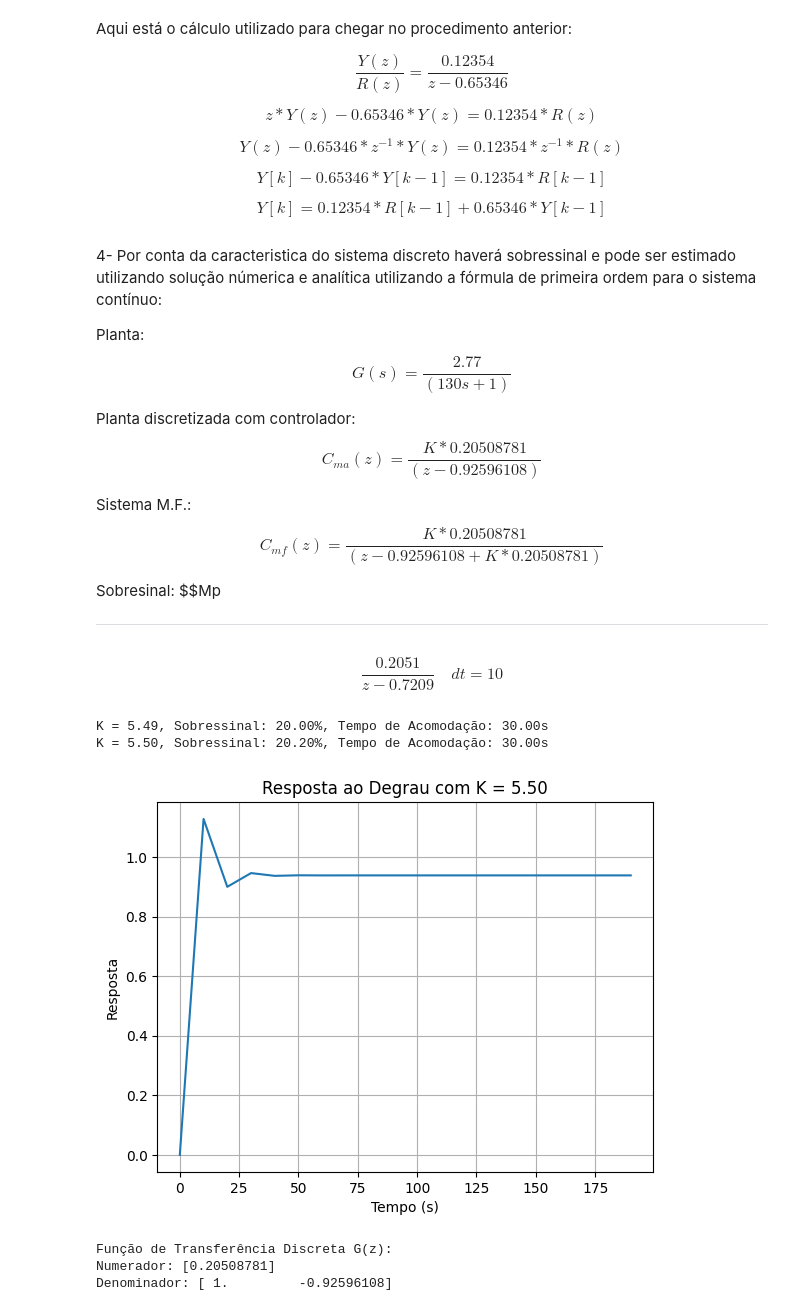
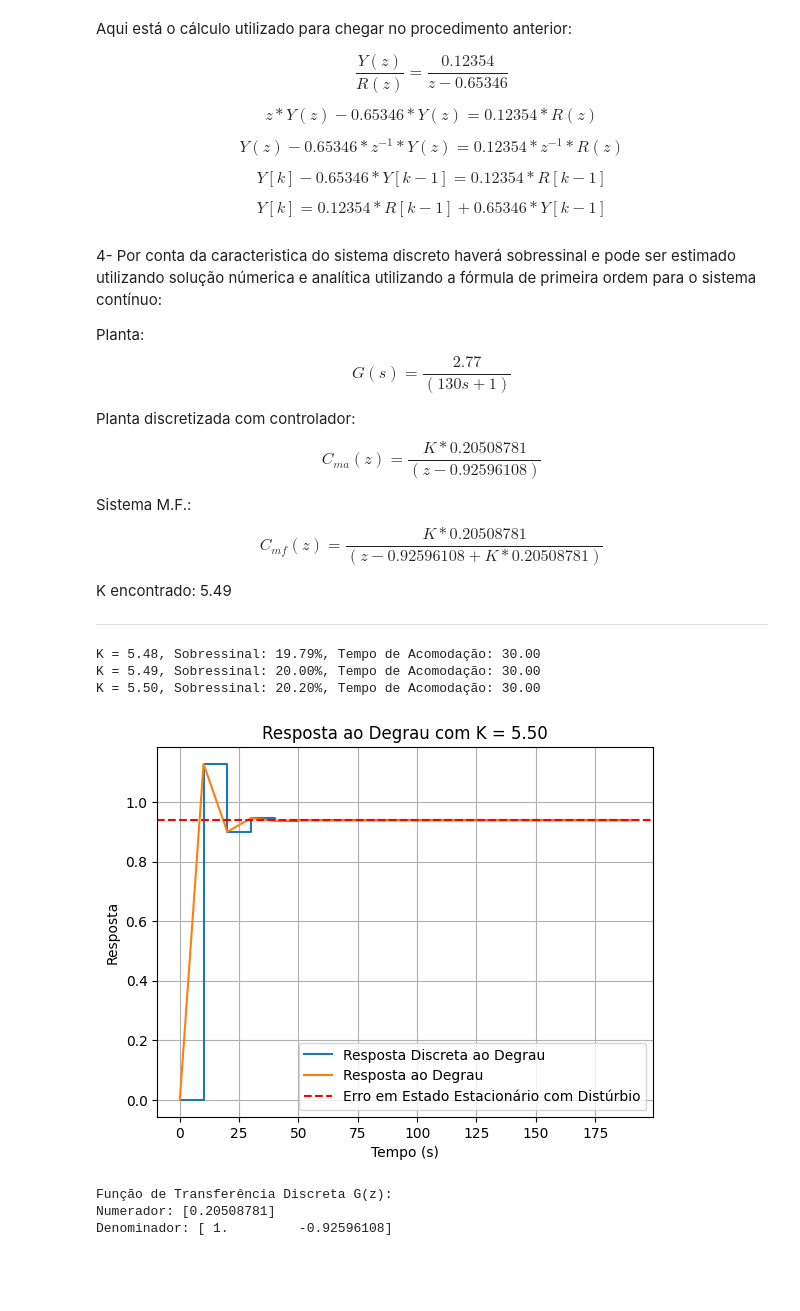
Before and after one commit to pedroivovasconcelos/controledigital, a Jupyter notebook: capitulo6.ipynb, the cells around one changed output. Cells and saved outputs as stored; diff of their text form; code cells hidden in the pictures; blank space fills up the shorter version.

```diff
--- a/capitulo6.ipynb
+++ b/capitulo6.ipynb
@@ -171,77 +171,71 @@ Planta discretizada com controlador: $$C_{ma}(z) = \frac{K * 0.20508781}{(z - 0.
 
 Sistema M.F.:  $$C_{mf}(z) = \frac{K * 0.20508781}{(z - 0.92596108 + K * 0.20508781)}$$
 
-Sobresinal:  $$Mp
+K encontrado: 5.49
 
 -------
-# %%
-import numpy as np
-import matplotlib.pyplot as plt
-import control as ctrl
-
-K = 1
-num = [K * 0.20508781]
-den = [1, - 0.92596108 + K * 0.20508781]
-Cz_k = ctrl.TransferFunction(num, den, 10)
-Cz_k
-# %% [output]
-$$\frac{0.2051}{z - 0.7209}\quad dt = 10$$
 # %%
 import numpy as np
 import matplotlib.pyplot as plt
-import control as ctrl
+import control as ctl
 
 # Definir parâmetros iniciais
-K = 5.49  # Valor inicial de K
+K = 5.48  # Valor inicial de K
 desired_overshoot = 20  # Sobressinal máximo desejado
 min_settling_time = float('inf')  # Inicializar com um valor infinito
 sampling_time = 10  # Tempo de amostragem
+s_s = 1
 
 # Executar a simulação e ajustar K
 while True:
     num = [K * 0.20508781]
     den = [1, -0.92596108]
-    Gz_k = ctrl.TransferFunction(num, den, sampling_time)
+    Gz_k = ctl.TransferFunction(num, den, sampling_time)
     Cz_K = ctl.feedback(Gz_k, 1)
 
     # Simulação de resposta ao degrau
-    time, response = ctrl.step_response(Cz_K)
+    time, response = ctl.step_response(Cz_K)
 
     # Calculando sobressinal e estado estacionário
     steady_state = response[-1]
     overshoot = (max(response) - steady_state) / steady_state * 100
 
     # Encontrar o tempo de acomodação para erro de 2%
     settling_time_indices = np.where(abs(response - steady_state) <= 0.02 * steady_state)[0]
     if settling_time_indices.size > 0:
         settling_time = time[settling_time_indices[0]]
     else:
         settling_time = float('inf')  # Caso não haja acomodação dentro do critério
 
-    print(f"K = {K:.2f}, Sobressinal: {overshoot:.2f}%, Tempo de Acomodação: {settling_time:.2f}s")
+    print(f"K = {K:.2f}, Sobressinal: {overshoot:.2f}%, Tempo de Acomodação: {settling_time:.2f}")
+    s_s = ctl.step_info(Cz_K)['SteadyStateValue']
 
     # Critério de parada
     if overshoot <= desired_overshoot and settling_time < min_settling_time:
         min_settling_time = settling_time
         if overshoot < desired_overshoot - 5:  # Reduzir K se estiver muito abaixo do sobressinal desejado
             break
     elif overshoot > desired_overshoot:
         break  # Interrompe o loop se o sobressinal exceder o limite
 
     K += 0.01  # Incrementar K
 
 # Plotar a resposta ao degrau final com o K que minimiza ts sem exceder o sobressinal
 plt.figure()
-plt.plot(time, response)
+plt.step(time, response, where='post', label='Resposta Discreta ao Degrau')
+plt.plot(time, response, label='Resposta ao Degrau')
+plt.axhline(y=s_s, color='r', linestyle='--', label='Erro em Estado Estacionário com Distúrbio')
 plt.title(f"Resposta ao Degrau com K = {K:.2f}")
 plt.xlabel('Tempo (s)')
 plt.ylabel('Resposta')
+plt.legend()
 plt.grid(True)
 plt.show()
 # %% [output]
-K = 5.49, Sobressinal: 20.00%, Tempo de Acomodação: 30.00s
-K = 5.50, Sobressinal: 20.20%, Tempo de Acomodação: 30.00s
+K = 5.48, Sobressinal: 19.79%, Tempo de Acomodação: 30.00
+K = 5.49, Sobressinal: 20.00%, Tempo de Acomodação: 30.00
+K = 5.50, Sobressinal: 20.20%, Tempo de Acomodação: 30.00
-[figure, old version]
+[figure, new version]
 # %%
 import numpy as np
 import matplotlib.pyplot as plt
```
